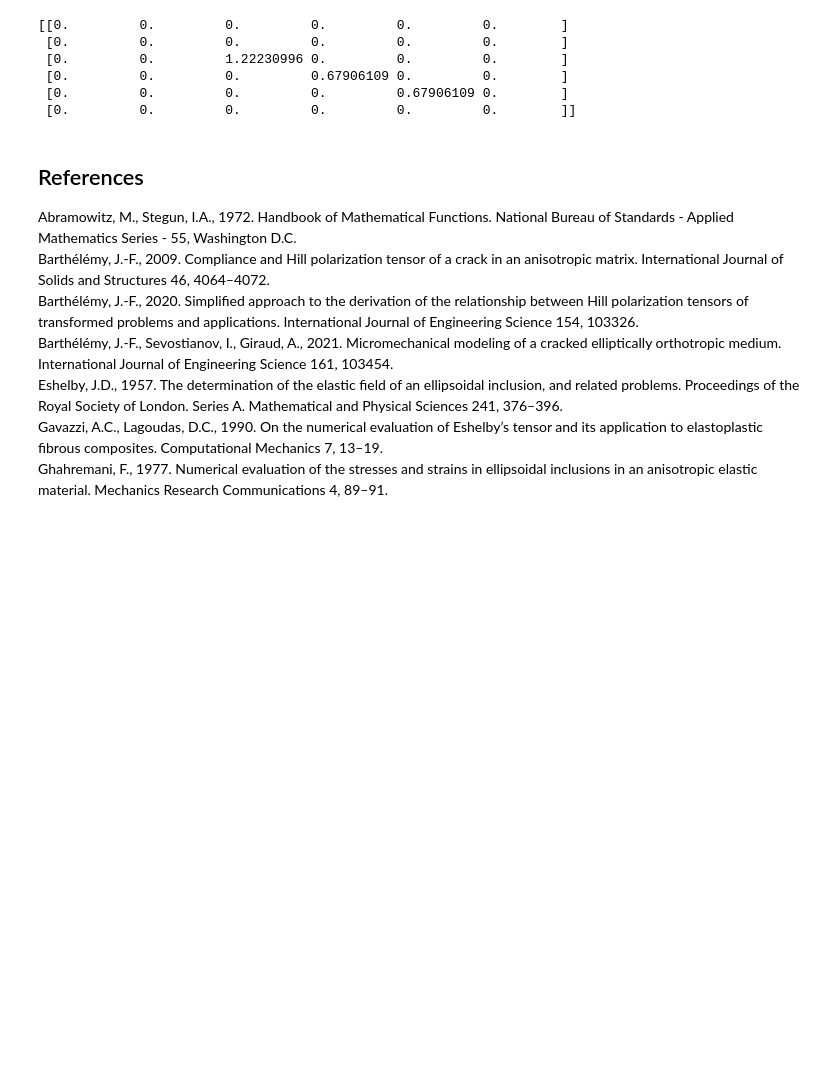
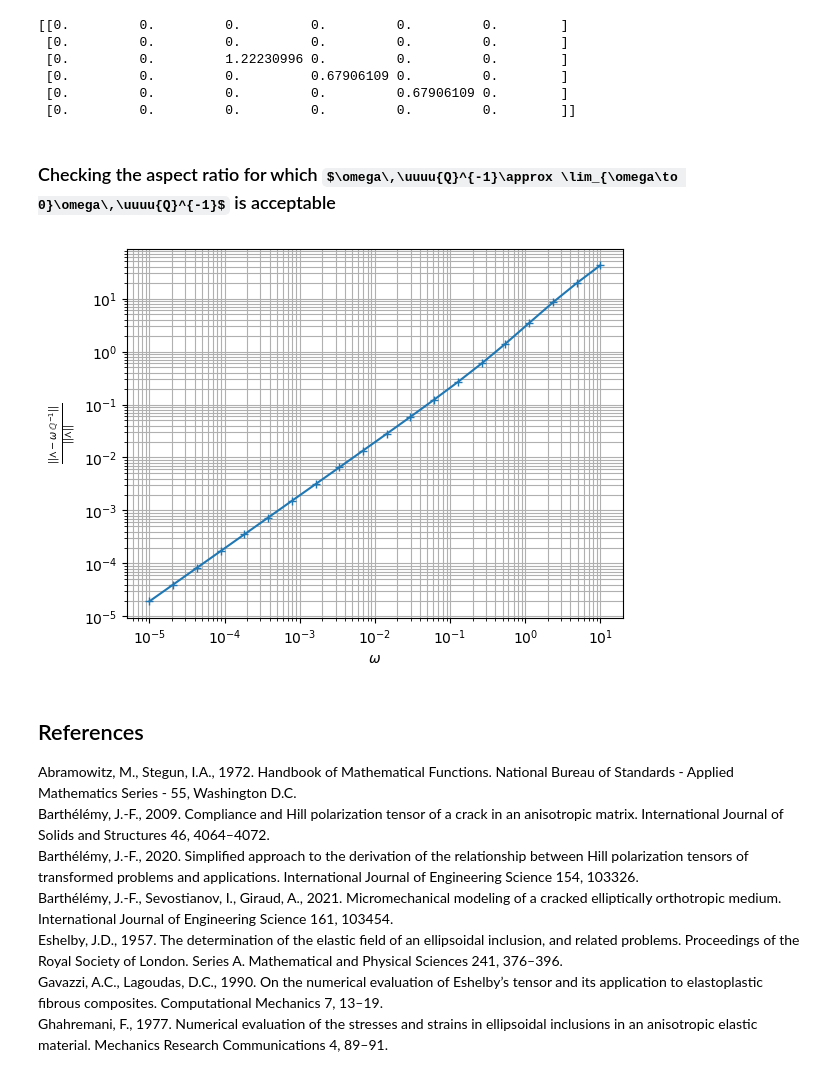
Before and after one commit to jfbarthelemy/echoes_python, a Jupyter notebook: notebooks/Hill_tensor.ipynb, the cells around one changed output. Cells and saved outputs as stored; diff of their text form; code cells hidden in the pictures; some formulas as TeX source; blank space fills up the shorter version.

Commit message:
Update Hill notebook

```diff
--- a/notebooks/Hill_tensor.ipynb
+++ b/notebooks/Hill_tensor.ipynb
@@ -303,6 +302,24 @@ Note that in *Echoes* it is necessary to provide an aspect ratio $\omega$ for th
  [0.         0.         0.         0.67906109 0.         0.        ]
  [0.         0.         0.         0.         0.67906109 0.        ]
  [0.         0.         0.         0.         0.         0.        ]]
+# %% [markdown]
+### Checking the aspect ratio for which $\omega\,\uuuu{Q}^{-1}\approx \lim_{\omega\to 0}\omega\,\uuuu{Q}^{-1}$ is acceptable
+# %%
+tω = np.logspace(-5,1,20)
+tabδ = []
+for ω in tω:
+    Q = hill_dual(spheroidal(ω), C)
+    Λω = ω*np.linalg.inv(Q)
+    δΛ = np.linalg.norm(Λω-Λ)/np.linalg.norm(Λ)
+    tabδ.append(δΛ)
+plt.loglog(tω,tabδ,'+-')
+plt.xlabel(r"$\omega$")
+plt.ylabel(r"$\frac{||\mathbb{\Lambda}-\omega\,\mathbb{Q}^{-1}||}{||\mathbb{\Lambda}||}$")
+plt.grid(True,which='both')
+# plt.legend()
+plt.show()
+# %% [output]
+[figure, added]
 # %% [markdown]
 ## References
 
```
Also changed, not shown: parts of 4 cells of this notebook.
